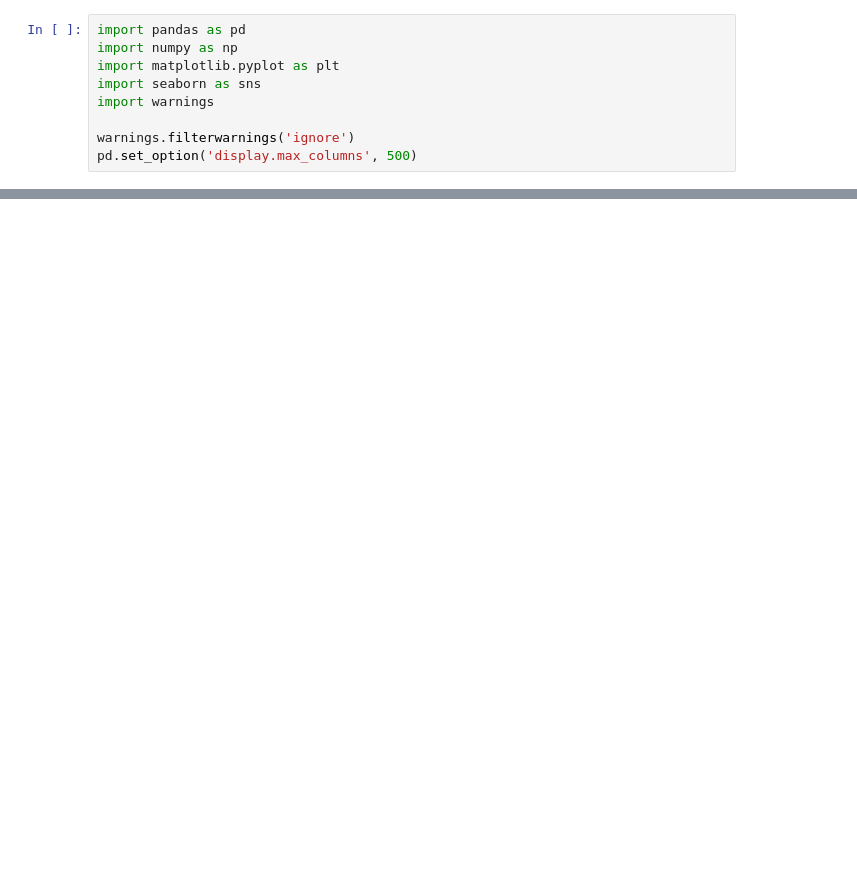
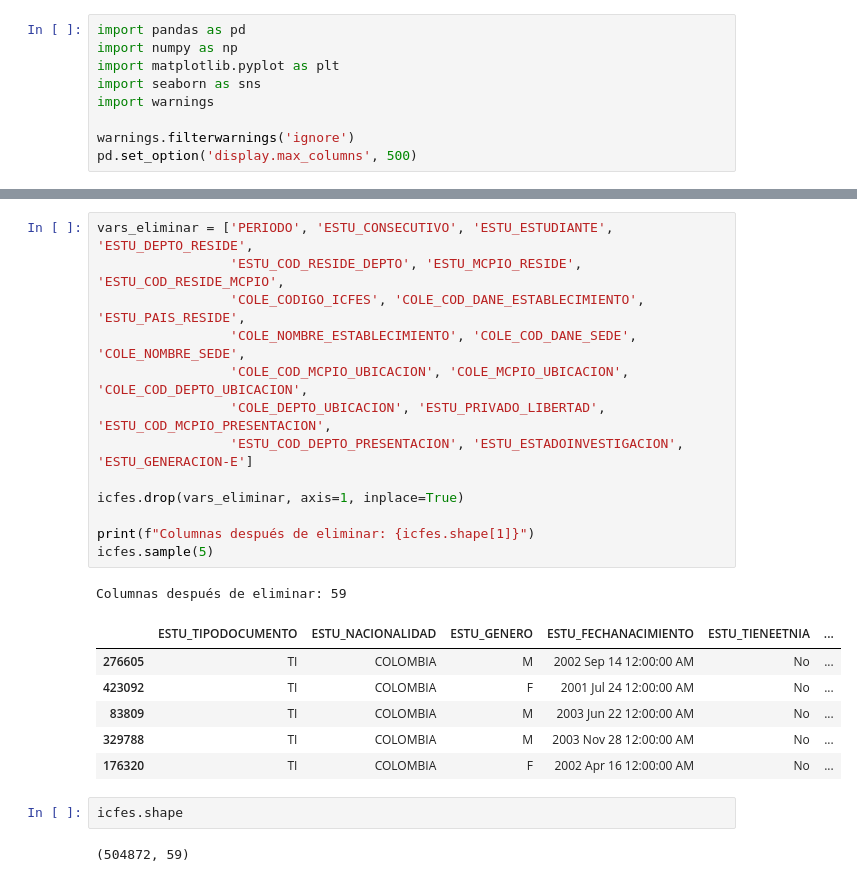
Before and after one commit to JorgeJordyJaimes/icfes-app, a Jupyter notebook: notebooks/1.carga-datos.ipynb, the cells around one changed output, grey strips where cells are left out. Saved outputs shown, nothing was run; the diff lists cells and outputs as text; blank space fills up the shorter version.

```diff
--- a/notebooks/1.carga-datos.ipynb
+++ b/notebooks/1.carga-datos.ipynb
@@ -32,0 +80,25 @@ Archivo cargado desde: C:\Users\CACTU\Downloads\Proyectos\icfes-2020\data\icfes.
+# %%
+vars_eliminar = ['PERIODO', 'ESTU_CONSECUTIVO', 'ESTU_ESTUDIANTE', 'ESTU_DEPTO_RESIDE',
+                 'ESTU_COD_RESIDE_DEPTO', 'ESTU_MCPIO_RESIDE', 'ESTU_COD_RESIDE_MCPIO',
+                 'COLE_CODIGO_ICFES', 'COLE_COD_DANE_ESTABLECIMIENTO', 'ESTU_PAIS_RESIDE',
+                 'COLE_NOMBRE_ESTABLECIMIENTO', 'COLE_COD_DANE_SEDE', 'COLE_NOMBRE_SEDE',
+                 'COLE_COD_MCPIO_UBICACION', 'COLE_MCPIO_UBICACION', 'COLE_COD_DEPTO_UBICACION',
+                 'COLE_DEPTO_UBICACION', 'ESTU_PRIVADO_LIBERTAD', 'ESTU_COD_MCPIO_PRESENTACION',
+                 'ESTU_COD_DEPTO_PRESENTACION', 'ESTU_ESTADOINVESTIGACION', 'ESTU_GENERACION-E']
+
+icfes.drop(vars_eliminar, axis=1, inplace=True)
+
+print(f"Columnas después de eliminar: {icfes.shape[1]}")
+icfes.sample(5)
+# %% [output]
+Columnas después de eliminar: 59
+|  | ESTU_TIPODOCUMENTO | ESTU_NACIONALIDAD | ESTU_GENERO | ESTU_FECHANACIMIENTO | ESTU_TIENEETNIA | ... |
+| 276605 | TI | COLOMBIA | M | 2002 Sep 14 12:00:00 AM | No | ... |
+| 423092 | TI | COLOMBIA | F | 2001 Jul 24 12:00:00 AM | No | ... |
+| 83809 | TI | COLOMBIA | M | 2003 Jun 22 12:00:00 AM | No | ... |
+| 329788 | TI | COLOMBIA | M | 2003 Nov 28 12:00:00 AM | No | ... |
+| 176320 | TI | COLOMBIA | F | 2002 Apr 16 12:00:00 AM | No | ... |
+# %%
+icfes.shape
+# %% [output]
+(504872, 59)
```
Also changed, not shown: parts of 31 cells of this notebook.
